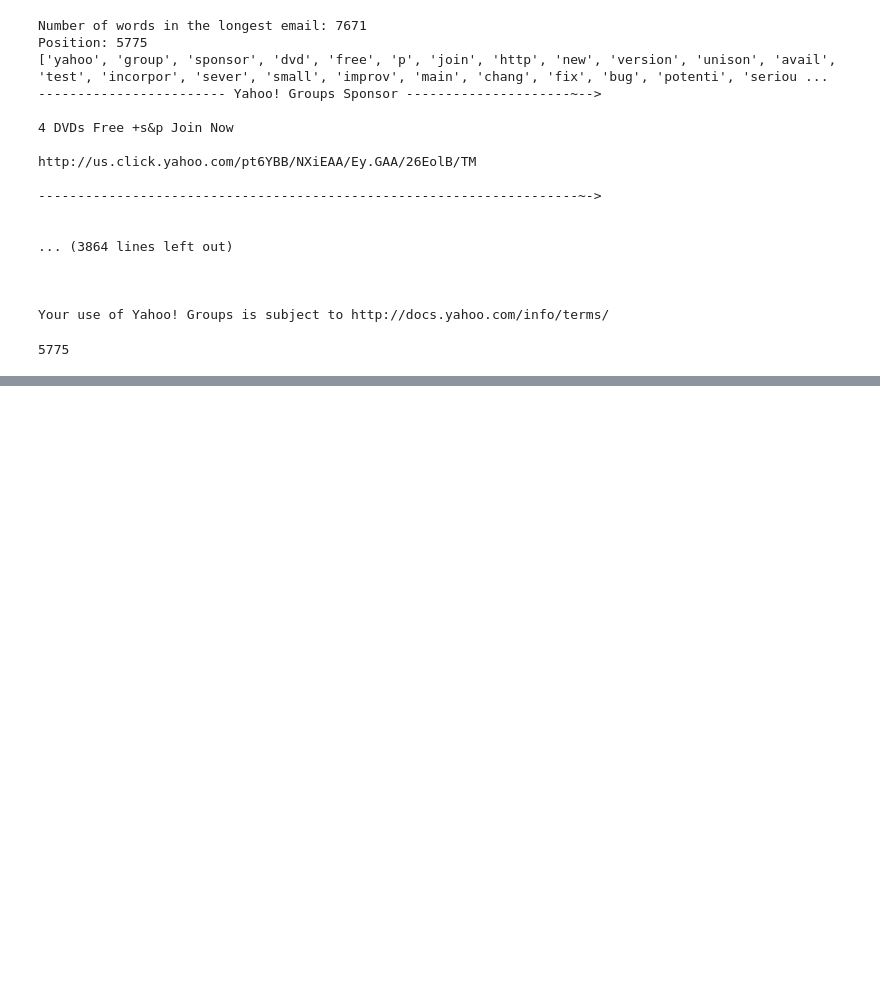
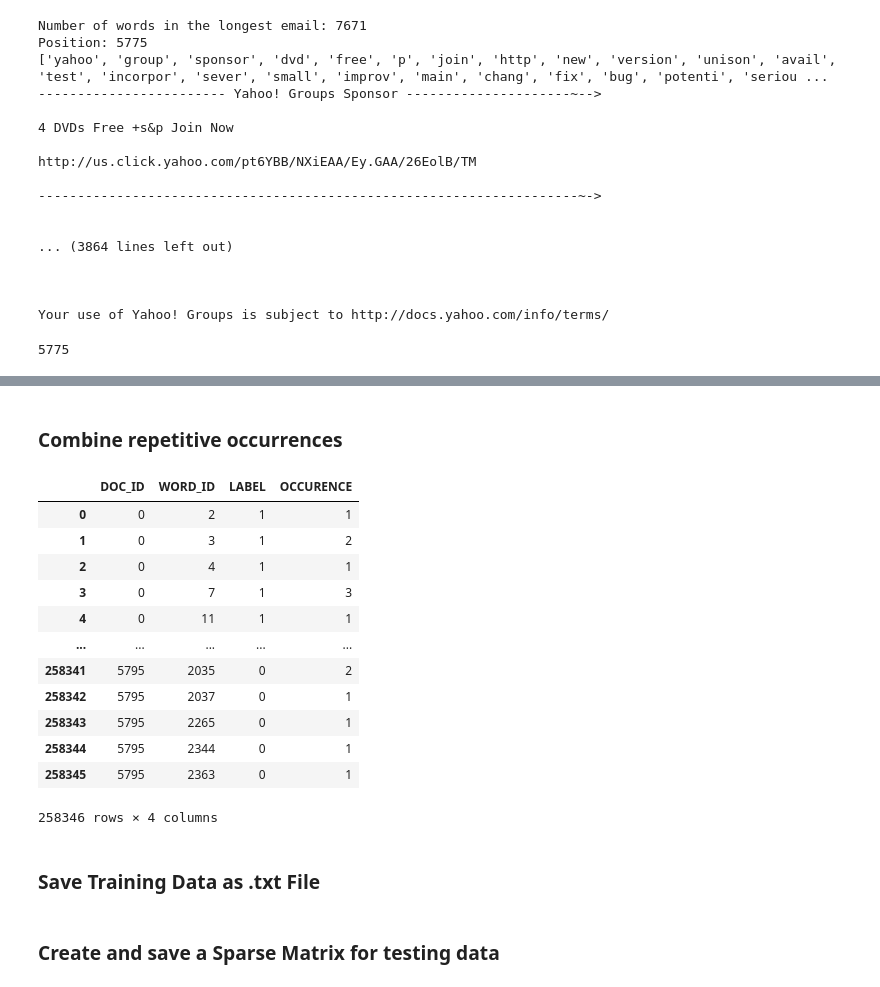
Before and after one commit to JLJL0308/Naive_Bayes_Classifier, a Jupyter notebook: Bayes_Classifier_Pre_Processing.ipynb, the cells around one changed output, grey strips where cells are left out. Saved outputs shown, nothing was run; the diff lists cells and outputs as text; code cells hidden in the pictures; blank space fills up the shorter version.

```diff
--- a/Bayes_Classifier.ipynb
+++ b/Bayes_Classifier_Pre_Processing.ipynb
@@ -825,0 +931,22 @@ np.argmax(clean_email_lengths)
+# %% [markdown]
+### Combine repetitive occurrences
+# %%
+train_grouped = sparse_train_df.groupby(["DOC_ID", "WORD_ID", "LABEL"]).sum()
+train_grouped = train_grouped.reset_index()
+train_grouped
+# %% [output]
+|  | DOC_ID | WORD_ID | LABEL | OCCURENCE |
+| 0 | 0 | 2 | 1 | 1 |
+| 1 | 0 | 3 | 1 | 2 |
+| 2 | 0 | 4 | 1 | 1 |
+| 3 | 0 | 7 | 1 | 3 |
+| 4 | 0 | 11 | 1 | 1 |
+| ... | ... | ... | ... | ... |
+| 258341 | 5795 | 2035 | 0 | 2 |
+| 258342 | 5795 | 2037 | 0 | 1 |
+| 258343 | 5795 | 2265 | 0 | 1 |
+| 258344 | 5795 | 2344 | 0 | 1 |
+| 258345 | 5795 | 2363 | 0 | 1 |
+258346 rows × 4 columns
+# %% [markdown]
+### Save Training Data as .txt File
@@ -825,0 +955,2 @@ np.argmax(clean_email_lengths)
+# %% [markdown]
+### Create and save a Sparse Matrix for testing data
```
Also changed, not shown: parts of 20 cells of this notebook, 2 other files.
